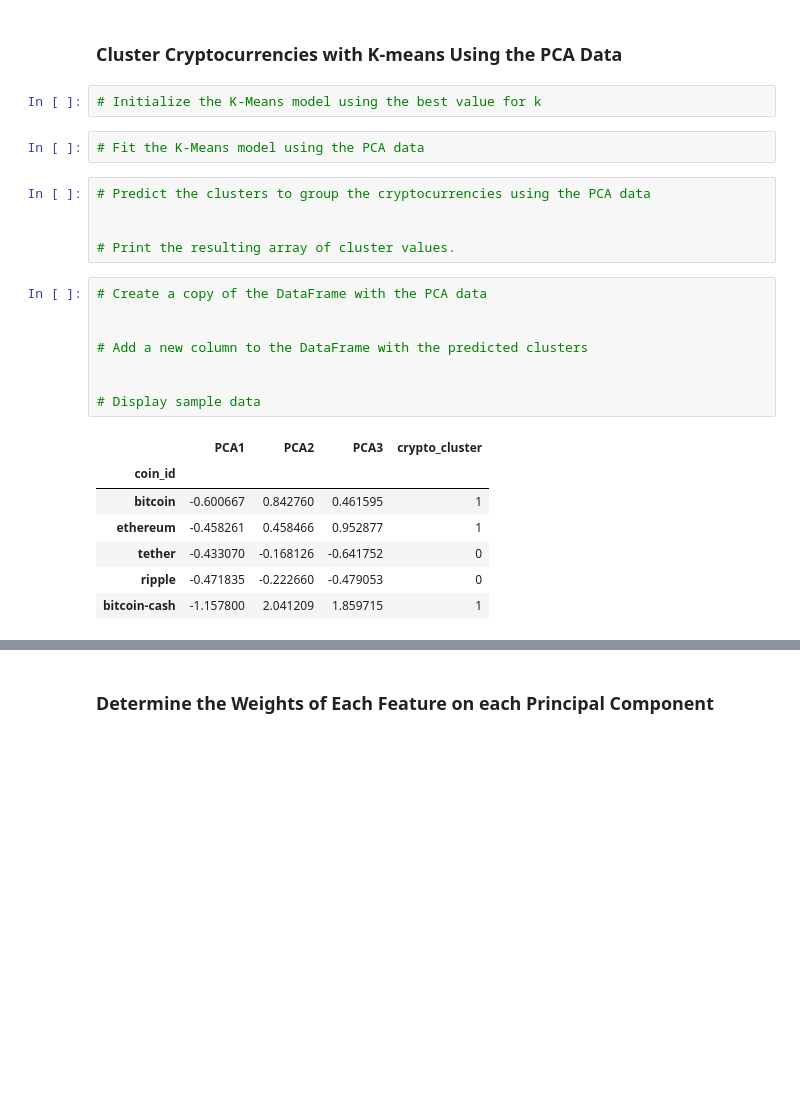
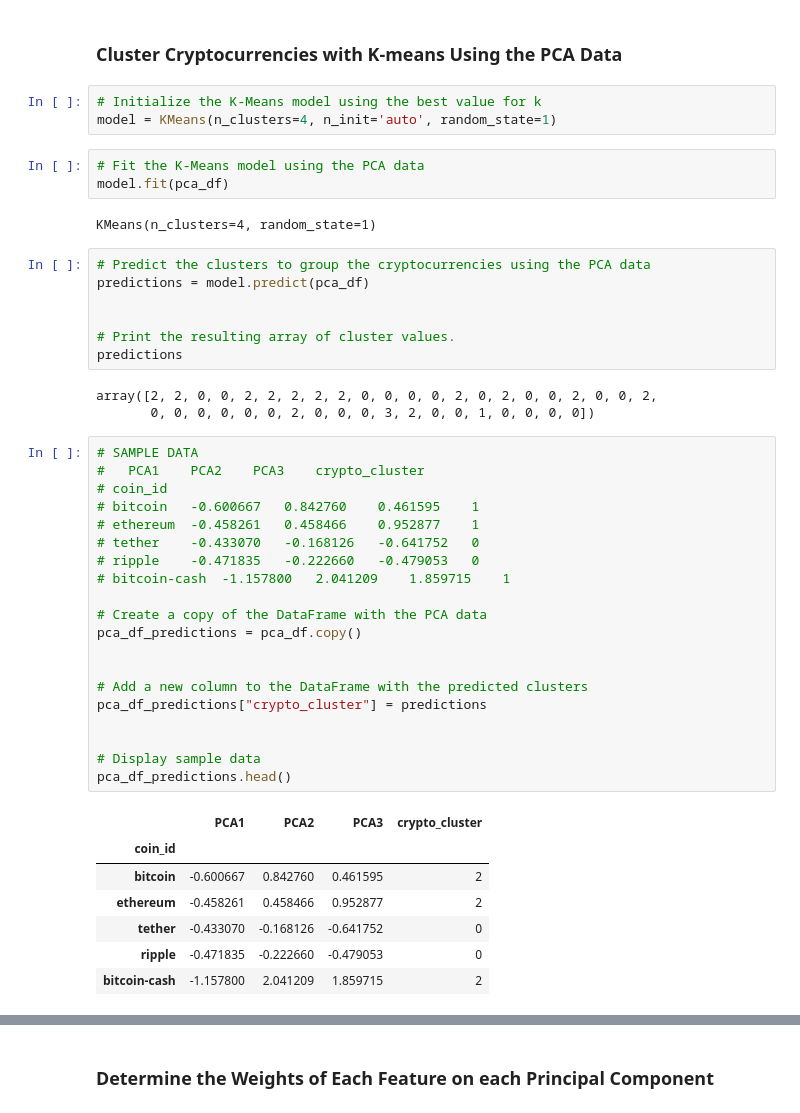
Before and after one commit to jesseparent/CryptoClustering, a Jupyter notebook: Crypto_Clustering.ipynb, the cells around one changed output, grey strips where cells are left out. Saved outputs shown, nothing was run; the diff lists cells and outputs as text; blank space fills up the shorter version.

```diff
--- a/Crypto_Clustering.ipynb
+++ b/Crypto_Clustering.ipynb
@@ -411,28 +411,49 @@ Percentage decrease from k=9 to k=10: 26.75%
 ### Cluster Cryptocurrencies with K-means Using the PCA Data
 # %%
 # Initialize the K-Means model using the best value for k
+model = KMeans(n_clusters=4, n_init='auto', random_state=1)
 # %%
 # Fit the K-Means model using the PCA data
+model.fit(pca_df)
+# %% [output]
+KMeans(n_clusters=4, random_state=1)
 # %%
 # Predict the clusters to group the cryptocurrencies using the PCA data
+predictions = model.predict(pca_df)
 
 
 # Print the resulting array of cluster values.
+predictions
+# %% [output]
+array([2, 2, 0, 0, 2, 2, 2, 2, 2, 0, 0, 0, 0, 2, 0, 2, 0, 0, 2, 0, 0, 2,
+       0, 0, 0, 0, 0, 0, 2, 0, 0, 0, 3, 2, 0, 0, 1, 0, 0, 0, 0])
 # %%
+# SAMPLE DATA
+# 	PCA1	PCA2	PCA3	crypto_cluster
+# coin_id
+# bitcoin	-0.600667	0.842760	0.461595	1
+# ethereum	-0.458261	0.458466	0.952877	1
+# tether	-0.433070	-0.168126	-0.641752	0
+# ripple	-0.471835	-0.222660	-0.479053	0
+# bitcoin-cash	-1.157800	2.041209	1.859715	1
+
 # Create a copy of the DataFrame with the PCA data
+pca_df_predictions = pca_df.copy()
 
 
 # Add a new column to the DataFrame with the predicted clusters
+pca_df_predictions["crypto_cluster"] = predictions
 
 
 # Display sample data
+pca_df_predictions.head()
 # %% [output]
 |  | PCA1 | PCA2 | PCA3 | crypto_cluster |
 | coin_id |  |  |  |  |
-| bitcoin | -0.600667 | 0.842760 | 0.461595 | 1 |
-| ethereum | -0.458261 | 0.458466 | 0.952877 | 1 |
+| bitcoin | -0.600667 | 0.842760 | 0.461595 | 2 |
+| ethereum | -0.458261 | 0.458466 | 0.952877 | 2 |
 | tether | -0.433070 | -0.168126 | -0.641752 | 0 |
 | ripple | -0.471835 | -0.222660 | -0.479053 | 0 |
-| bitcoin-cash | -1.157800 | 2.041209 | 1.859715 | 1 |
+| bitcoin-cash | -1.157800 | 2.041209 | 1.859715 | 2 |
 # %%
 # Create a scatter plot by setting `x="PCA1"` and `y="PCA2"`.
```
Also changed, not shown: parts of 4 cells of this notebook.
